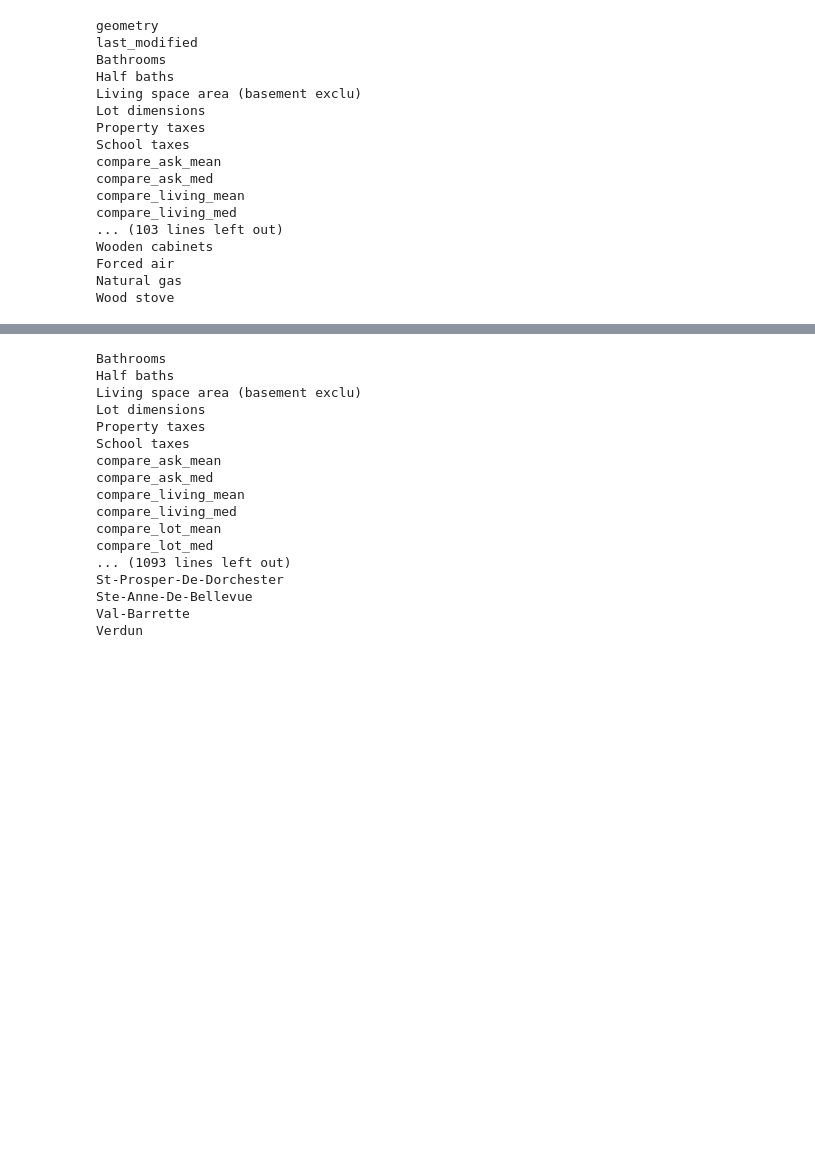
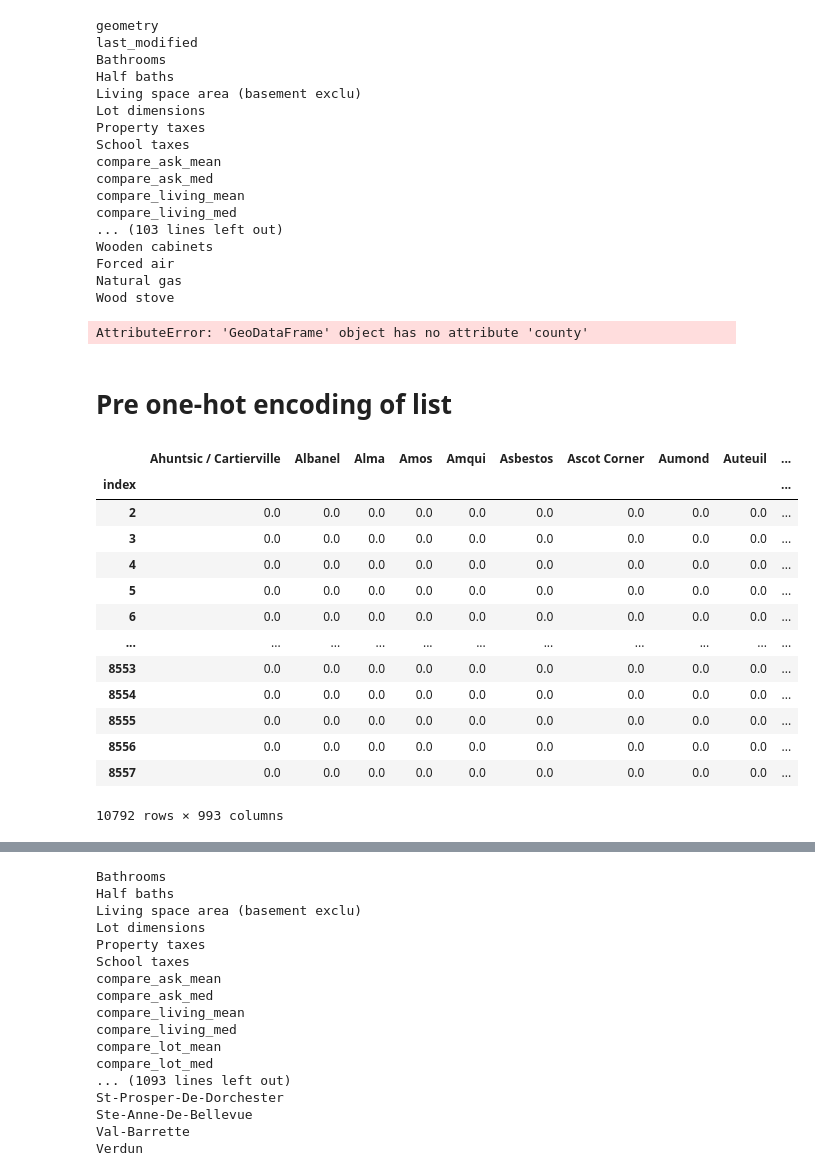
Before and after one commit to thematz1/realestate-fliprenovator, a Jupyter notebook: renovation profit.ipynb, the cells around one changed output, grey strips where cells are left out. Cells and saved outputs as stored; diff of their text form; code cells hidden in the pictures; blank space fills up the shorter version.

```diff
--- a/renovation profit.ipynb
+++ b/renovation profit.ipynb
@@ -317,4 +310,32 @@ Wood stove
 test.frame.to_pickle('unpack_taxes_DuProprio.pkl')
 # %%
 abc, scaler = test.impute_missing(dropped)
+# %%
+def county_encode(row):
+    row[str(row['county'])] = 1
+    return row
+county_info = ab.county.to_frame().parallel_apply(county_encode, axis=1)
+# %% [output]
+AttributeError: 'GeoDataFrame' object has no attribute 'county'
+# %% [markdown]
+# Pre one-hot encoding of list
+# %%
+
+county_info = county_info.fillna(0)
+county_info
+# %% [output]
+|  | Ahuntsic / Cartierville | Albanel | Alma | Amos | Amqui | Asbestos | Ascot Corner | Aumond | Auteuil | ... |
+| index |  |  |  |  |  |  |  |  |  | ... |
+| 2 | 0.0 | 0.0 | 0.0 | 0.0 | 0.0 | 0.0 | 0.0 | 0.0 | 0.0 | ... |
+| 3 | 0.0 | 0.0 | 0.0 | 0.0 | 0.0 | 0.0 | 0.0 | 0.0 | 0.0 | ... |
+| 4 | 0.0 | 0.0 | 0.0 | 0.0 | 0.0 | 0.0 | 0.0 | 0.0 | 0.0 | ... |
+| 5 | 0.0 | 0.0 | 0.0 | 0.0 | 0.0 | 0.0 | 0.0 | 0.0 | 0.0 | ... |
+| 6 | 0.0 | 0.0 | 0.0 | 0.0 | 0.0 | 0.0 | 0.0 | 0.0 | 0.0 | ... |
+| ... | ... | ... | ... | ... | ... | ... | ... | ... | ... | ... |
+| 8553 | 0.0 | 0.0 | 0.0 | 0.0 | 0.0 | 0.0 | 0.0 | 0.0 | 0.0 | ... |
+| 8554 | 0.0 | 0.0 | 0.0 | 0.0 | 0.0 | 0.0 | 0.0 | 0.0 | 0.0 | ... |
+| 8555 | 0.0 | 0.0 | 0.0 | 0.0 | 0.0 | 0.0 | 0.0 | 0.0 | 0.0 | ... |
+| 8556 | 0.0 | 0.0 | 0.0 | 0.0 | 0.0 | 0.0 | 0.0 | 0.0 | 0.0 | ... |
+| 8557 | 0.0 | 0.0 | 0.0 | 0.0 | 0.0 | 0.0 | 0.0 | 0.0 | 0.0 | ... |
+10792 rows × 993 columns
 # %%
```
Also changed, not shown: parts of 26 cells of this notebook.
